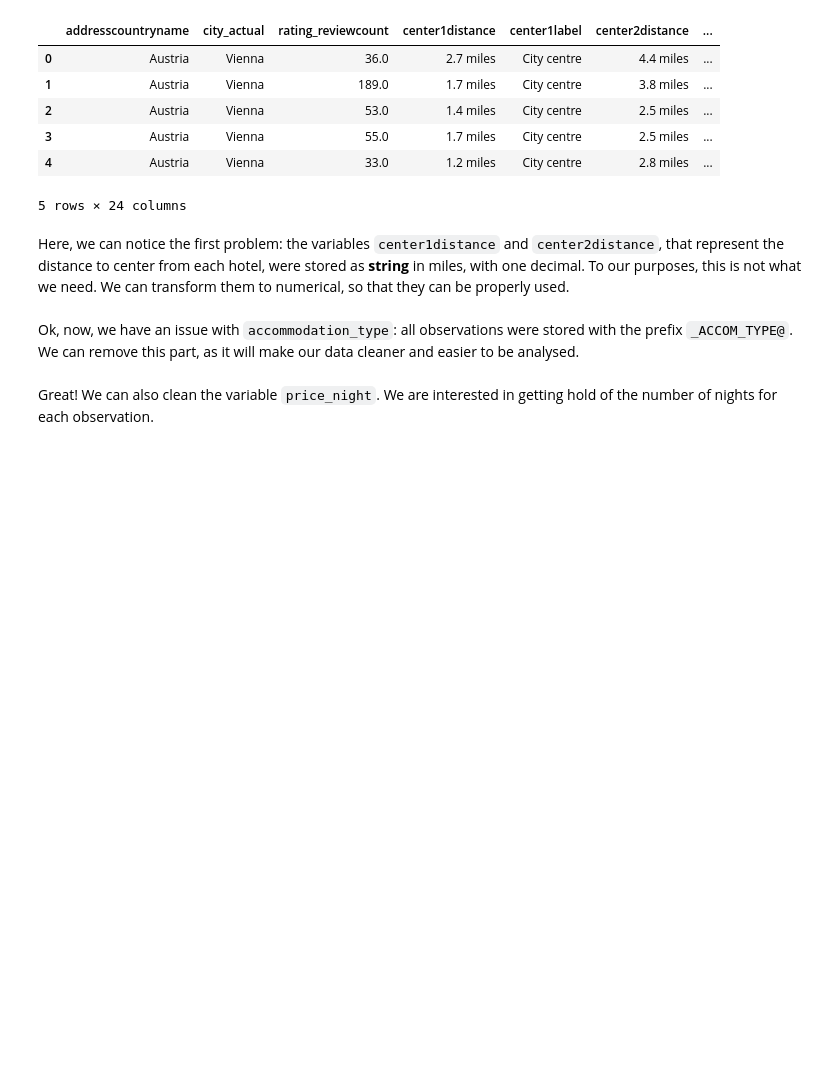
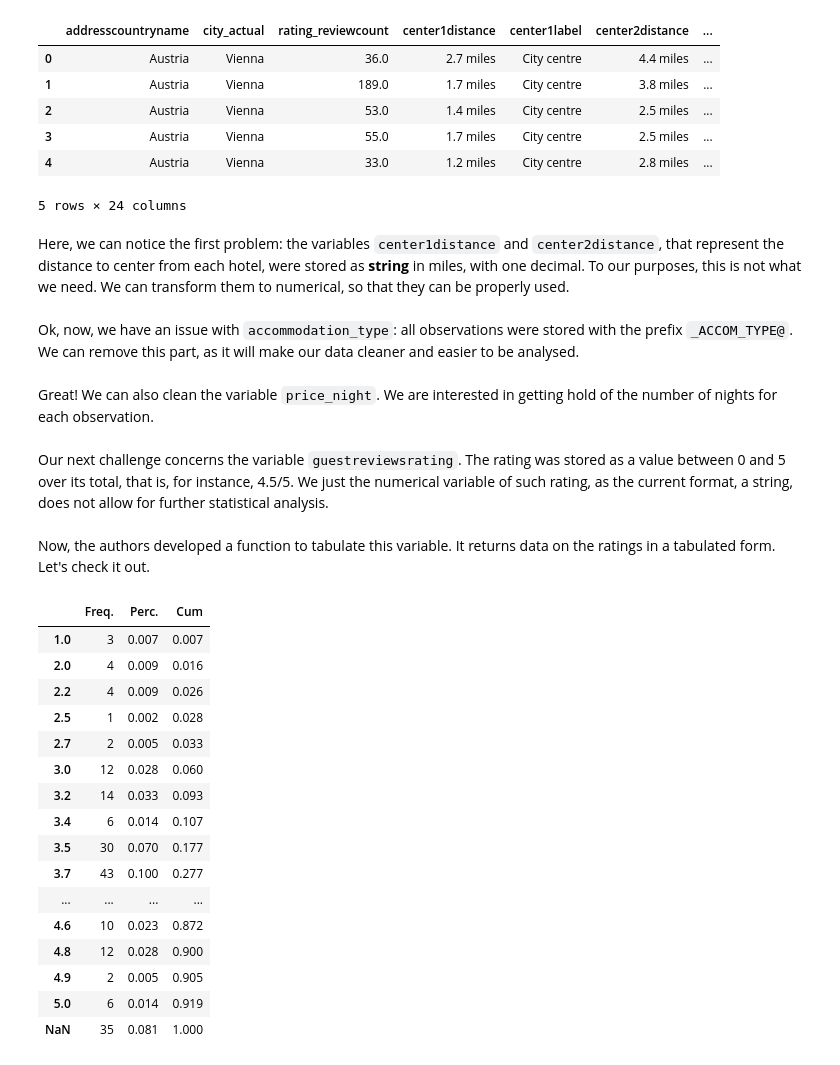
Before and after one commit to felipesebben/bk_data_analysis_studies, a Jupyter notebook: da_case_studies/ch02-hotels_data_prep/ch02-hotels_data_prep.ipynb, the cells around one changed output. Drawn from its saved outputs; the diff is of its cells as text; code cells hidden in the pictures; blank space fills up the shorter version.

Commit message:
Update notebook on Ch02 hotels data prep

```diff
--- a/da_case_studies/ch02-hotels_data_prep/ch02-hotels_data_prep.ipynb
+++ b/da_case_studies/ch02-hotels_data_prep/ch02-hotels_data_prep.ipynb
@@ -10,6 +10,8 @@ import warnings
 import pandas as pd
 
 warnings.filterwarnings("ignore")
+# %%
+pd.set_option("display.max_rows", 500)
 # %%
 # Current script folder
 current_path = os.getcwd()
@@ -150,3 +152,53 @@ data["accommodation_type"] = (
 <p>Great! We can also clean the variable <code>price_night</code>. We are interested in getting hold of the number of nights for each observation.</p>
 # %%
 data["nnight"] = data["price_night"].str.split(" ").apply(lambda x: int(x[2]))
+# %% [markdown]
+<p>Our next challenge concerns the variable <code>guestreviewsrating</code>. The rating was stored as a value between 0 and 5 over its total, that is, for instance, 4.5/5. We just the numerical variable of such rating, as the current format, a string, does not allow for further statistical analysis.</p>
+# %%
+# Split guestreviewsrating on the whitespace and get the value before it
+data["rating"] = (
+    data["guestreviewsrating"]
+    .str.split(" ")
+    .apply(lambda x: float(x[0]) if type(x) == list else None)
+)
+# %% [markdown]
+<p>Now, the authors developed a function to tabulate this variable. It returns data on the ratings in a tabulated form. Let's check it out.</p>
+# %%
+def tabulate(series, drop_missing=False):
+    table = (
+        pd.concat(
+            [
+                series.value_counts(dropna=drop_missing)
+                .sort_index()
+                .round(2)
+                .rename("Freq. "),
+                series.value_counts(normalize=True, dropna=drop_missing)
+                .sort_index()
+                .rename("Perc."),
+            ],
+            axis=1,
+        )
+        .assign(Cum=lambda x: x["Perc."].cumsum())
+        .round(3)
+    )
+    return table
+# %%
+tabulate(data["rating"])
+# %% [output]
+|  | Freq. | Perc. | Cum |
+| 1.0 | 3 | 0.007 | 0.007 |
+| 2.0 | 4 | 0.009 | 0.016 |
+| 2.2 | 4 | 0.009 | 0.026 |
+| 2.5 | 1 | 0.002 | 0.028 |
+| 2.7 | 2 | 0.005 | 0.033 |
+| 3.0 | 12 | 0.028 | 0.060 |
+| 3.2 | 14 | 0.033 | 0.093 |
+| 3.4 | 6 | 0.014 | 0.107 |
+| 3.5 | 30 | 0.070 | 0.177 |
+| 3.7 | 43 | 0.100 | 0.277 |
+| ... | ... | ... | ... |
+| 4.6 | 10 | 0.023 | 0.872 |
+| 4.8 | 12 | 0.028 | 0.900 |
+| 4.9 | 2 | 0.005 | 0.905 |
+| 5.0 | 6 | 0.014 | 0.919 |
+| NaN | 35 | 0.081 | 1.000 |
```
Also changed, not shown: parts of 4 cells of this notebook.
